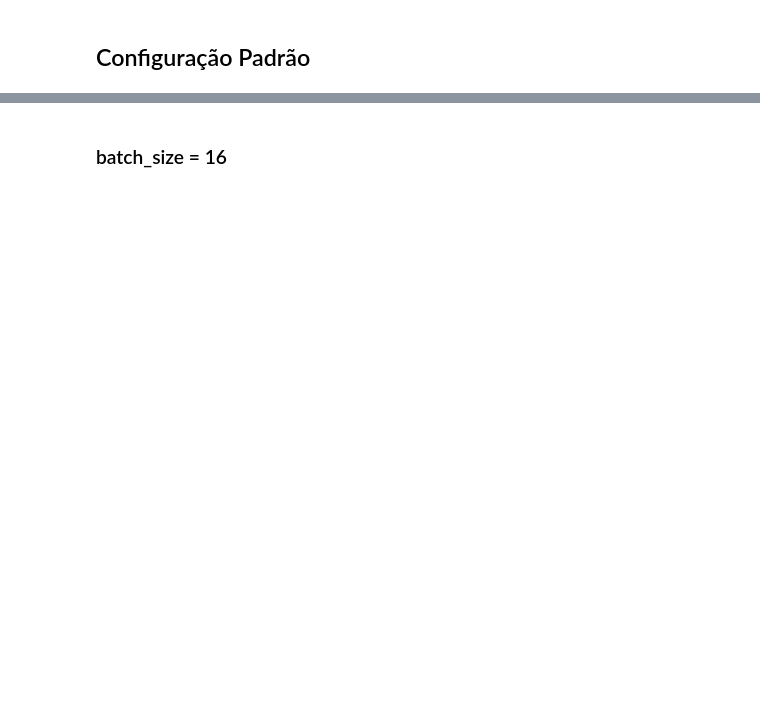
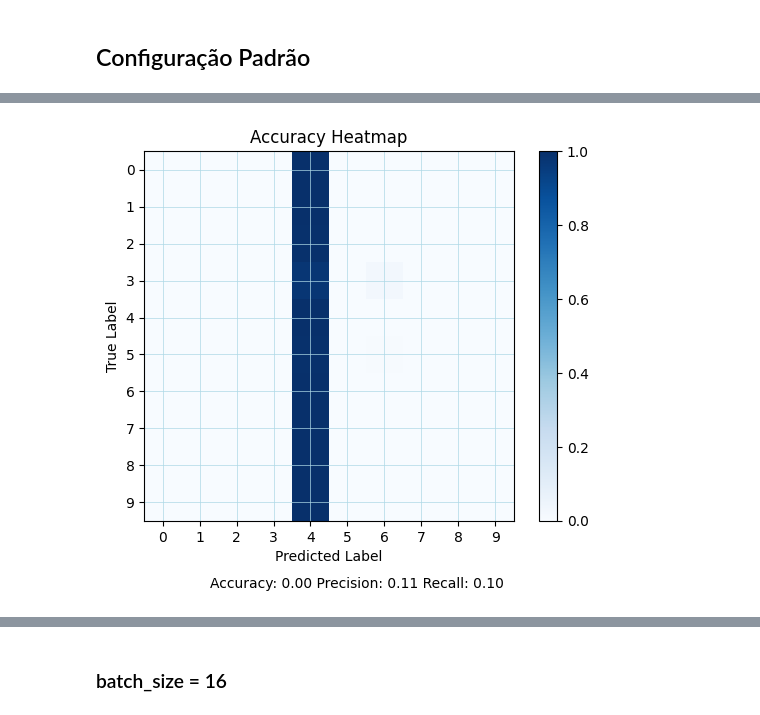
Before and after one commit to PaulaPerazzo/neural-networks-and-deep-learning, a Jupyter notebook: src/tensorflow.ipynb, the cells around one changed output, grey strips where cells are left out. Cells and saved outputs as stored; diff of their text form; code cells hidden in the pictures; blank space fills up the shorter version.

Commit message:
feat: tensorflow tests

```diff
--- a/src/tensorflow.ipynb
+++ b/src/tensorflow.ipynb
@@ -24,8 +82,2 @@ A respeito dos parâmetros padrão temos: `epochs = 20`, `batch_size = 32`, `lea
 # %% [markdown]
 ## Configuração Padrão
-# %%
-def get_metrics(x_test, y_test, model):
-  y_pred = model.predict(x_test)
-  y_pred = tf.argmax(y_pred,axis=1)
-  classification = classification_report(y_test, y_pred, output_dict=True)
-  return classification
@@ -32,15 +86,12 @@ def get_metrics(x_test, y_test, model):
 # %%
 model = Sequential([
     Flatten(input_shape=(28, 28)),
-    Dense(32),
-    Dense(32),
+    Dense(15),
     Dense(10)
 ])
 # %%
 optimizer = tf.keras.optimizers.SGD(learning_rate=0.01)
-
-early_stopping = tf.keras.callbacks.EarlyStopping(monitor='val_loss', patience=3, verbose=1)
 model.compile(optimizer=optimizer, loss='sparse_categorical_crossentropy', metrics=['accuracy'])
 
-model.fit(x_train, y_train, epochs=20, batch_size=32, validation_split=0.2, callbacks=[early_stopping])
+fit_history = model.fit(x_train, y_train, epochs=5, batch_size=32, validation_split=0.2)
 # %% [output]
@@ -62,0 +108,2 @@ print(get_metrics(x_test, y_test, model))
+# %%
+metrics = get_metrics(x_test, y_test, model)
@@ -62,0 +113,5 @@ print(get_metrics(x_test, y_test, model))
+# %%
+macros = metrics['macro']
+plot_accuracy_per_label(y_test, metrics['y_pred_labels'], accuracy=macros['accuracy'], precision=macros['precision'], recall=macros['recall'])
+# %% [output]
+[figure, added]
```
Also changed, not shown: parts of 181 cells of this notebook.
